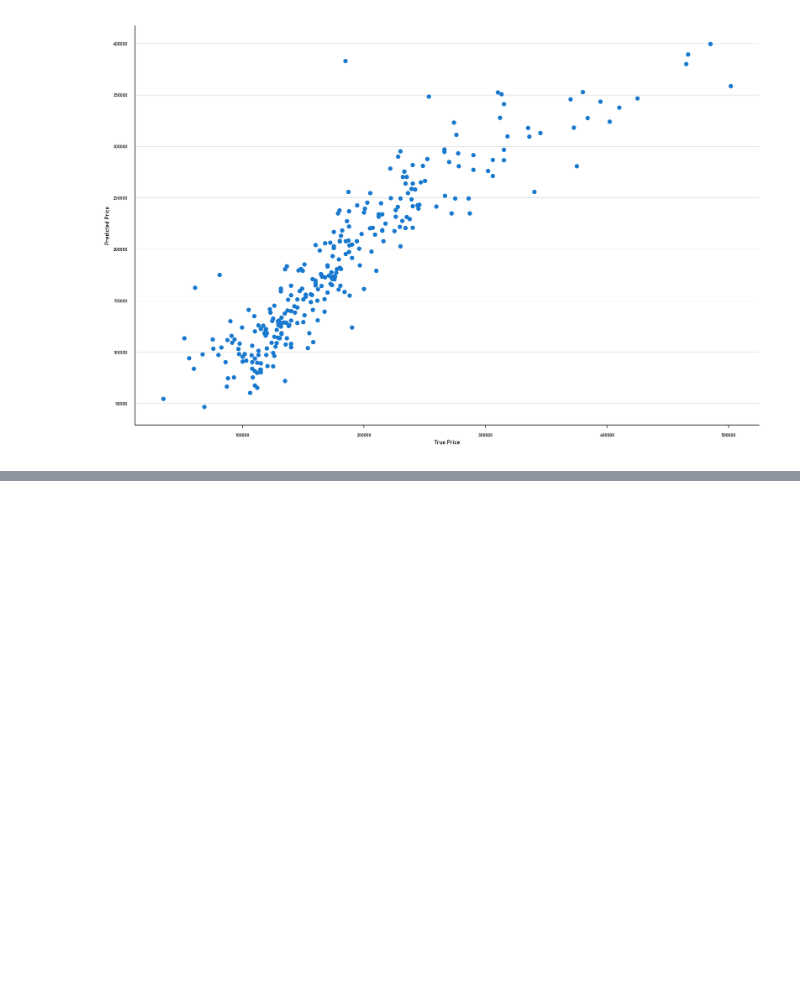
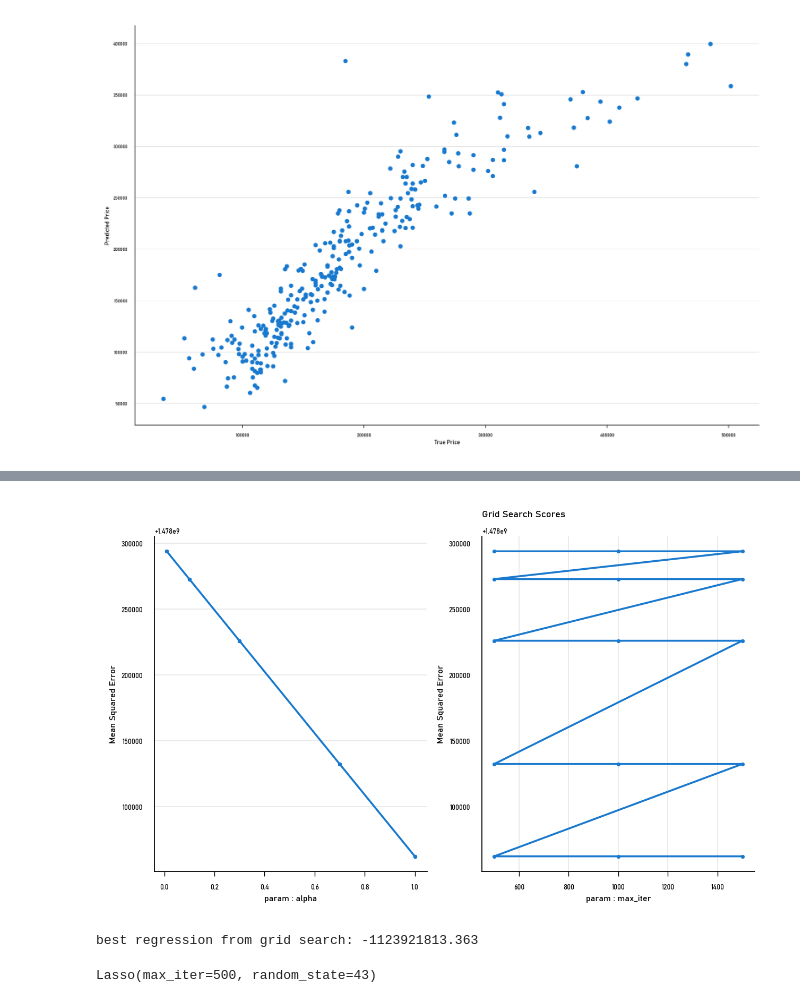
Before and after one commit to aambardar/kc-house-price, a Jupyter notebook: src/prelim_eda.ipynb, the cells around one changed output, grey strips where cells are left out. Drawn from its saved outputs; the diff is of its cells as text; code cells hidden in the pictures; blank space fills up the shorter version.

```diff
--- a/src/prelim_eda.ipynb
+++ b/src/prelim_eda.ipynb
@@ -179,0 +235,66 @@ importance.plot.bar(figsize=(18,6))
+# %%
+trans_pipe = Pipeline([
+    ('imputer_num', feimp.MeanMedianImputer(imputation_method='median',
+                                          variables=['LotFrontage', 'MasVnrArea',  'GarageYrBlt'])),
+
+    ('imputer_cat', feimp.CategoricalImputer(variables=cat_cols)),
+
+    # categorical encoding - section 7-10
+    ('rare_label_enc', feenc.RareLabelEncoder(
+        tol=0.05, n_categories=1, variables=cat_cols+disc_cols)),
+
+    ('categorical_enc', feenc.OrdinalEncoder(
+        encoding_method='ordered', variables=cat_cols+disc_cols)),
+
+    # discretisation + encoding - section 12
+    ('discretisation', fedisc.EqualFrequencyDiscretiser(
+        q=5, return_object=True, variables=num_cols)),
+
+    ('encoding', feenc.OrdinalEncoder(
+        encoding_method='ordered', variables=num_cols)),
+
+    # feature Scaling - section 18
+    ('scaler', StandardScaler())
+])
+
+# Defining the hyperparameters grid to search through
+param_grid = {'alpha': [0.01, 0.1, 0.3, 0.7, 1.0],
+              'max_iter': [500, 1000, 1500]}
+
+X_train_trans = trans_pipe.fit_transform(X_train, y_train)
+md_lasso = Lasso(random_state=43)
+# Instantiate GridSearchCV with Lasso estimator and param grid
+grid_search = GridSearchCV(estimator=md_lasso, param_grid=param_grid, cv=5, scoring='neg_mean_squared_error')
+grid_search.fit(X_train_trans, y_train)
+
+# Suppose "grid_search" is the fitted GridSearchCV object
+# We convert the results into a DataFrame for easier handling
+results = pd.DataFrame(grid_search.cv_results_)
+
+# Plotting
+fig, axes = plt.subplots(1, 2, figsize=(10, 6), dpi=130)
+
+# Plot mean test score (e.g., mean squared error) for each alpha
+axes[0].plot(results['param_alpha'], -results['mean_test_score'], marker = '.')
+axes[0].set_xlabel("param : alpha")
+axes[0].set_ylabel("Mean Squared Error")
+
+axes[1].plot(results['param_max_iter'], -results['mean_test_score'], marker = '.')
+axes[1].set_xlabel("param : max_iter")
+axes[1].set_ylabel("Mean Squared Error")
+
+plt.title("Grid Search Scores")
+plt.grid()
+plt.show()
+# %% [output]
+[figure, added]
+# %%
+# and finally let's check the performance over the test set
+print(("best regression from grid search: %.3f"
+       % grid_search.score(X_train_trans, y_train)))
+# %% [output]
+best regression from grid search: -1123921813.363
+# %%
+grid_search.best_estimator_
+# %% [output]
+Lasso(max_iter=500, random_state=43)
```
Also changed, not shown: parts of 4 cells of this notebook.
